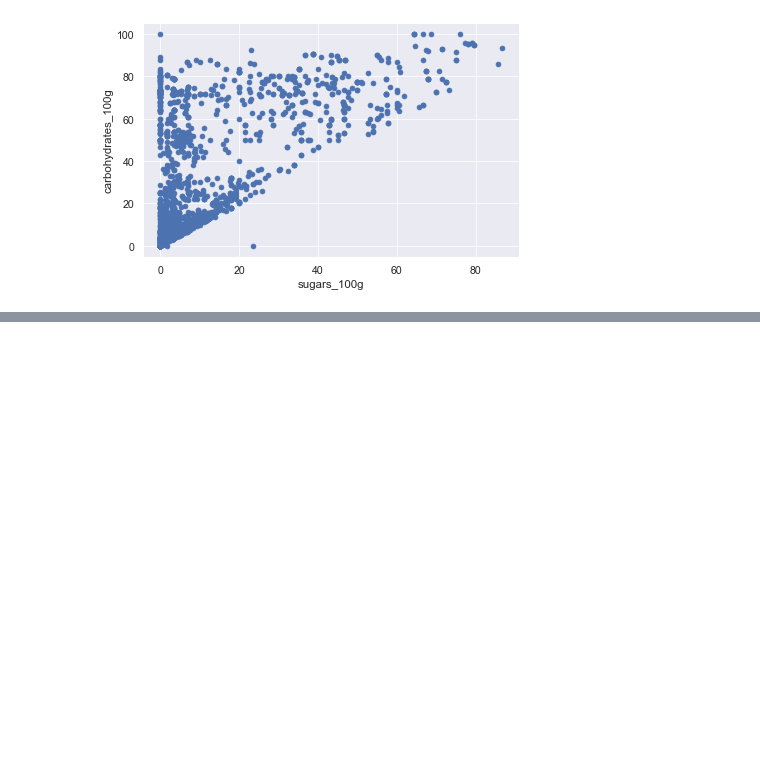
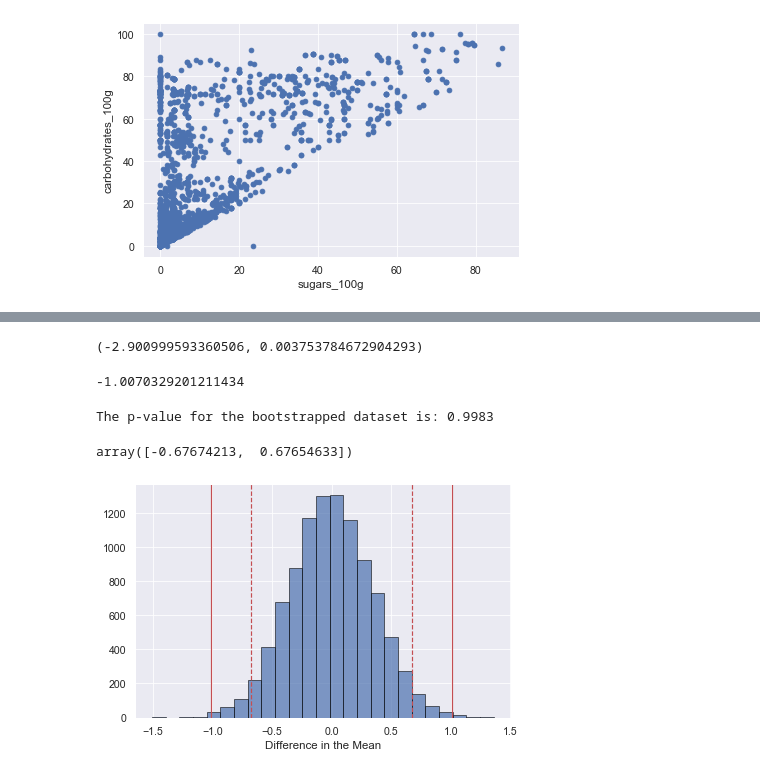
Before and after one commit to asha2490/Springboard, a Jupyter notebook: Capstone Project 1 Notebook.ipynb, the cells around one changed output, grey strips where cells are left out. Saved outputs shown, nothing was run; the diff lists cells and outputs as text; code cells hidden in the pictures; blank space fills up the shorter version.

```diff
--- a/Capstone Project 1 Notebook.ipynb
+++ b/Capstone Project 1 Notebook.ipynb
@@ -414,0 +596,6 @@ Text(0, 0.5, 'carbohydrates_100g')
+# %%
+# Assuming the variance is not equal
+t_statistic_2, p_value_2 = stats.ttest_ind(df_meijer['nutrition-score-fr_100g'], df_greatvalue['nutrition-score-fr_100g'], equal_var=False)
+t_statistic_2, p_value_2
+# %% [output]
+(-2.900999593360506, 0.003753784672904293)
@@ -414,0 +605,39 @@ Text(0, 0.5, 'carbohydrates_100g')
+# %%
+greatvalue_nutri = df_greatvalue['nutrition-score-fr_100g']
+obs_diff_mean_2 = np.mean(meijer_nutri) - np.mean(greatvalue_nutri)
+obs_diff_mean_2
+# %% [output]
+-1.0070329201211434
+# %%
+# Shifting the dataset so that they have the same mean
+# Calculate the combined mean
+concat_2 = np.concatenate([meijer_nutri, greatvalue_nutri])
+combined_mean_2 = np.mean(concat_2)
+# Calculate the shifted data
+meijer_shifted_2 = meijer_nutri - np.mean(meijer_nutri) + combined_mean_2
+greatvalue_shifted = greatvalue_nutri - np.mean(greatvalue_nutri) + combined_mean_2
+# Perform bootstrapping on the shifted dataset
+bs_reps_shifted_meijer_2 = draw_bs_reps(meijer_shifted_2, np.mean, size=10000)
+bs_reps_shifted_greatvalue = draw_bs_reps(greatvalue_shifted, np.mean, size=10000)
+# Calculate the difference in means of the bootstrapped data
+bs_diff_mean_2 = bs_reps_shifted_meijer_2 - bs_reps_shifted_greatvalue
+# compute the p-value
+p_value_2 = np.sum(bs_diff_mean_2 >= obs_diff_mean_2)/len(bs_diff_mean_2)
+print("The p-value for the bootstrapped dataset is: " + format(p_value_2))
+# %% [output]
+The p-value for the bootstrapped dataset is: 0.9983
+# %%
+con_int_95_mean_2 = np.percentile(bs_diff_mean_2, [2.5,97.5])
+con_int_95_mean_2
+# %% [output]
+array([-0.67674213,  0.67654633])
+# %%
+plt.hist(bs_diff_mean_2, bins=25, edgecolor='black', alpha=0.7)
+plt.xlabel('Difference in the Mean')
+plt.axvline(con_int_95_mean_2[0], color='r', linestyle='--')
+plt.axvline(con_int_95_mean_2[1], color='r', linestyle='--')
+plt.axvline(obs_diff_mean_2, color='r')
+plt.axvline(-obs_diff_mean_2, color='r') # plotting both negative and positive values of the observed data
+plt.show()
+# %% [output]
+[figure, added]
```
Also changed, not shown: parts of 35 cells of this notebook.
